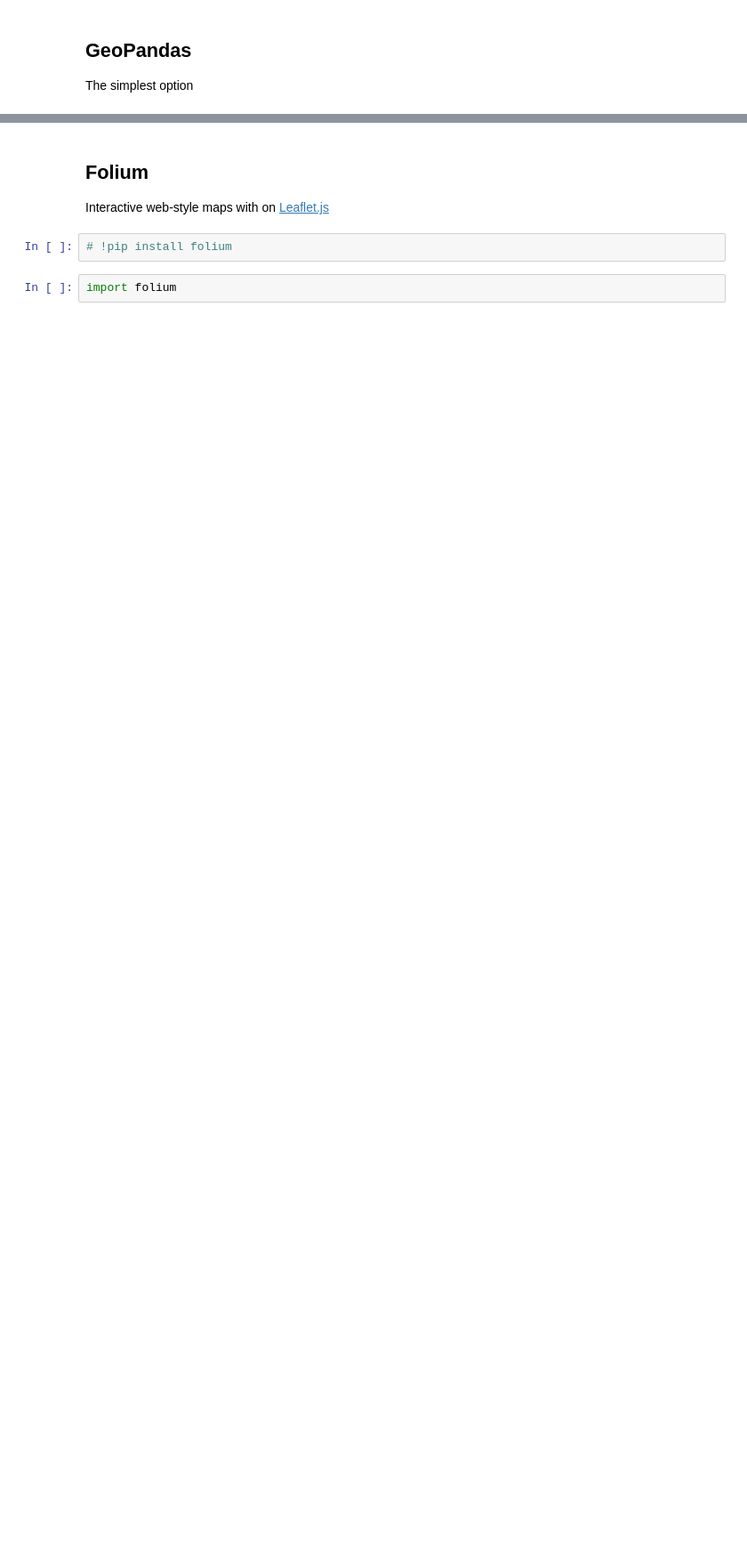
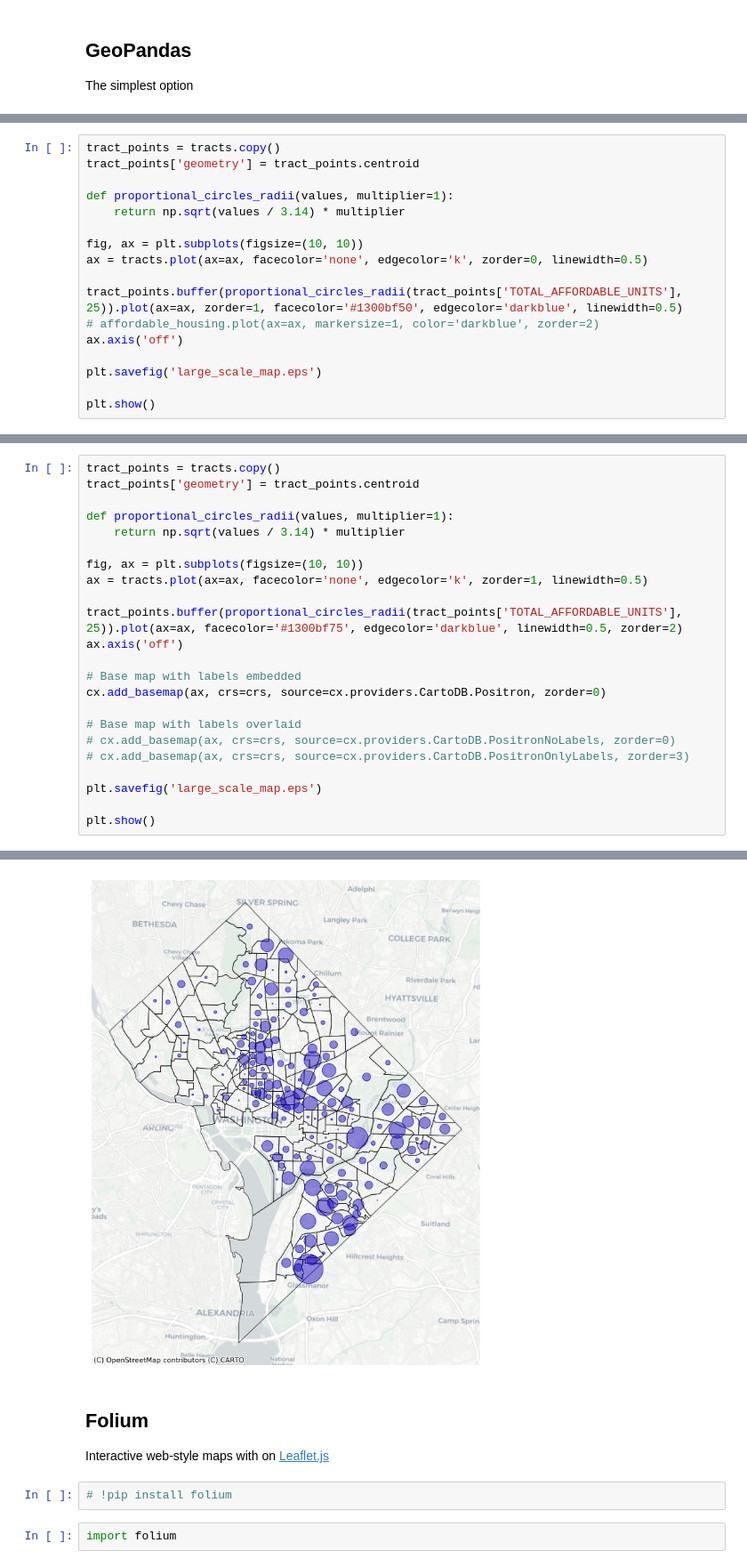
Before and after one commit to ncsg/ursp688y_sp2023, a Jupyter notebook: demos/demo11/demo11.ipynb, the cells around one changed output, grey strips where cells are left out. Shown at 89% size. Cells and saved outputs as stored; diff of their text form; blank space fills up the shorter version.

```diff
--- a/demos/demo11/demo11.ipynb
+++ b/demos/demo11/demo11.ipynb
@@ -45,0 +91,17 @@ plt.show()
+# %%
+tract_points = tracts.copy()
+tract_points['geometry'] = tract_points.centroid
+
+def proportional_circles_radii(values, multiplier=1):
+    return np.sqrt(values / 3.14) * multiplier
+
+fig, ax = plt.subplots(figsize=(10, 10))
+ax = tracts.plot(ax=ax, facecolor='none', edgecolor='k', zorder=0, linewidth=0.5)
+
+tract_points.buffer(proportional_circles_radii(tract_points['TOTAL_AFFORDABLE_UNITS'], 25)).plot(ax=ax, zorder=1, facecolor='#1300bf50', edgecolor='darkblue', linewidth=0.5)
+# affordable_housing.plot(ax=ax, markersize=1, color='darkblue', zorder=2)
+ax.axis('off')
+
+plt.savefig('large_scale_map.eps')
+
+plt.show()
@@ -45,0 +130,24 @@ plt.show()
+# %%
+tract_points = tracts.copy()
+tract_points['geometry'] = tract_points.centroid
+
+def proportional_circles_radii(values, multiplier=1):
+    return np.sqrt(values / 3.14) * multiplier
+
+fig, ax = plt.subplots(figsize=(10, 10))
+ax = tracts.plot(ax=ax, facecolor='none', edgecolor='k', zorder=1, linewidth=0.5)
+
+tract_points.buffer(proportional_circles_radii(tract_points['TOTAL_AFFORDABLE_UNITS'], 25)).plot(ax=ax, facecolor='#1300bf75', edgecolor='darkblue', linewidth=0.5, zorder=2)
+ax.axis('off')
+
+# Base map with labels embedded
+cx.add_basemap(ax, crs=crs, source=cx.providers.CartoDB.Positron, zorder=0)
+
+# Base map with labels overlaid
+# cx.add_basemap(ax, crs=crs, source=cx.providers.CartoDB.PositronNoLabels, zorder=0)
+# cx.add_basemap(ax, crs=crs, source=cx.providers.CartoDB.PositronOnlyLabels, zorder=3)
+
+plt.savefig('large_scale_map.eps')
+
+plt.show()
+# %% [output]
@@ -46,3 +155,4 @@ plt.show()
+[figure, added]
 # %% [markdown]
 ## Folium
 
```
Also changed, not shown: parts of 16 cells of this notebook, 1 other file.
